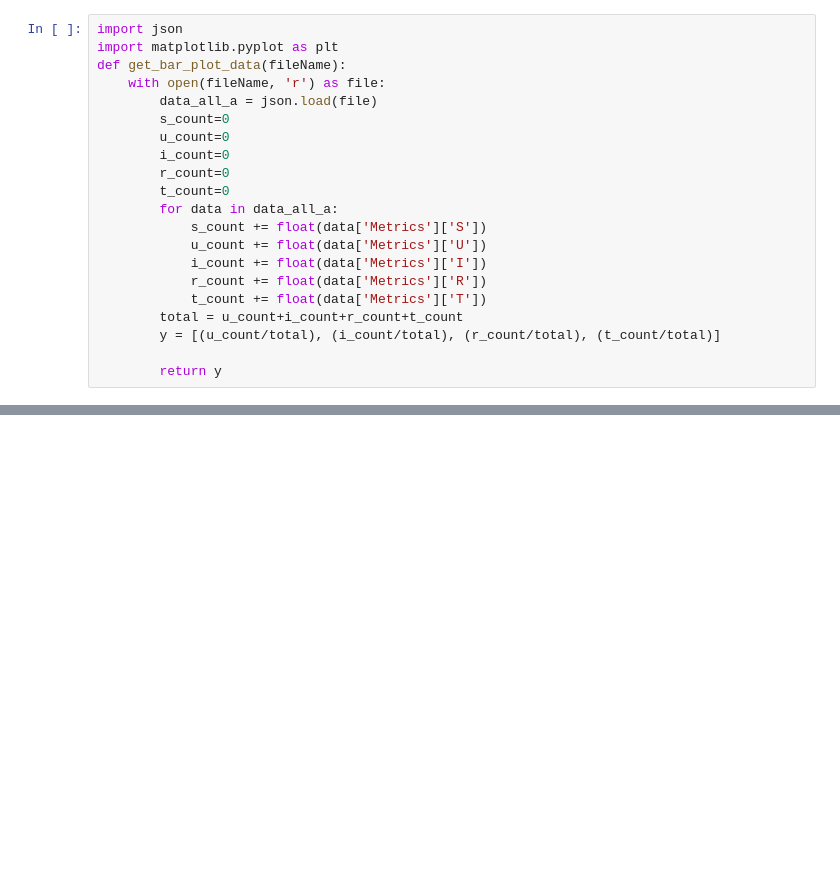
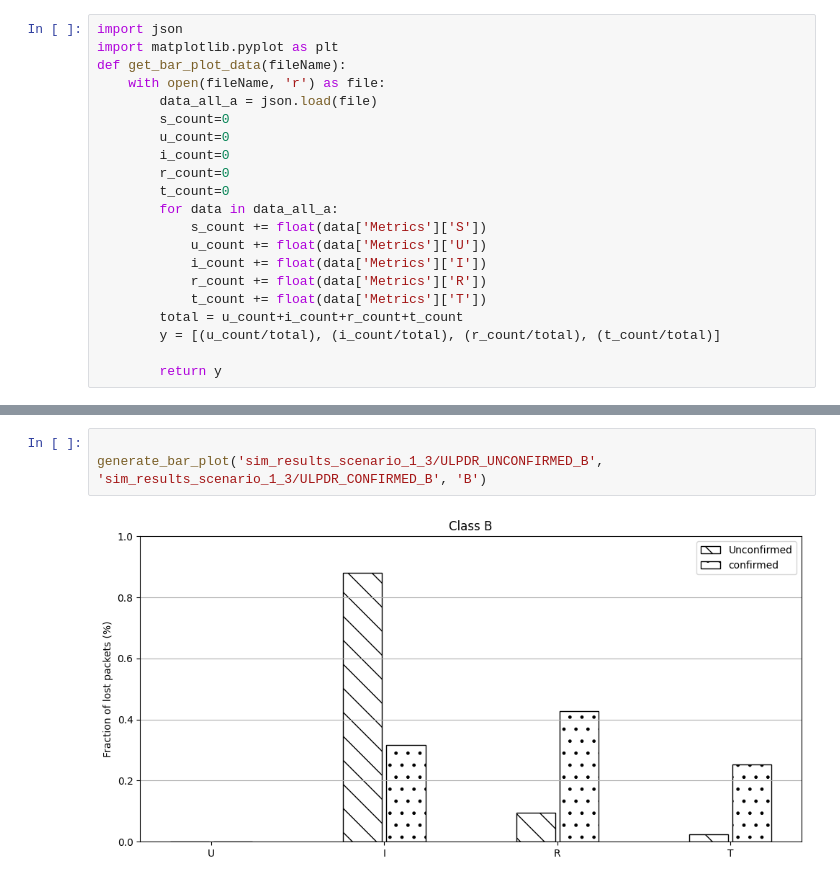
Before and after one commit to Precision-CyberAg/sim_plot, a Jupyter notebook: graph_plot.ipynb, the cells around one changed output, grey strips where cells are left out. Cells and saved outputs as stored; diff of their text form; blank space fills up the shorter version.

Commit message:
new scenarios

```diff
--- a/graph_plot.ipynb
+++ b/graph_plot.ipynb
@@ -211,0 +213,5 @@ generate_bar_plot('sim_results_scenario_1_4/ULPDR_UNCONFIRMED_C', 'sim_results_s
+# %%
+
+generate_bar_plot('sim_results_scenario_1_3/ULPDR_UNCONFIRMED_B', 'sim_results_scenario_1_3/ULPDR_CONFIRMED_B', 'B')
+# %% [output]
+[figure, added]
```
Also changed, not shown: parts of 6 cells of this notebook.
